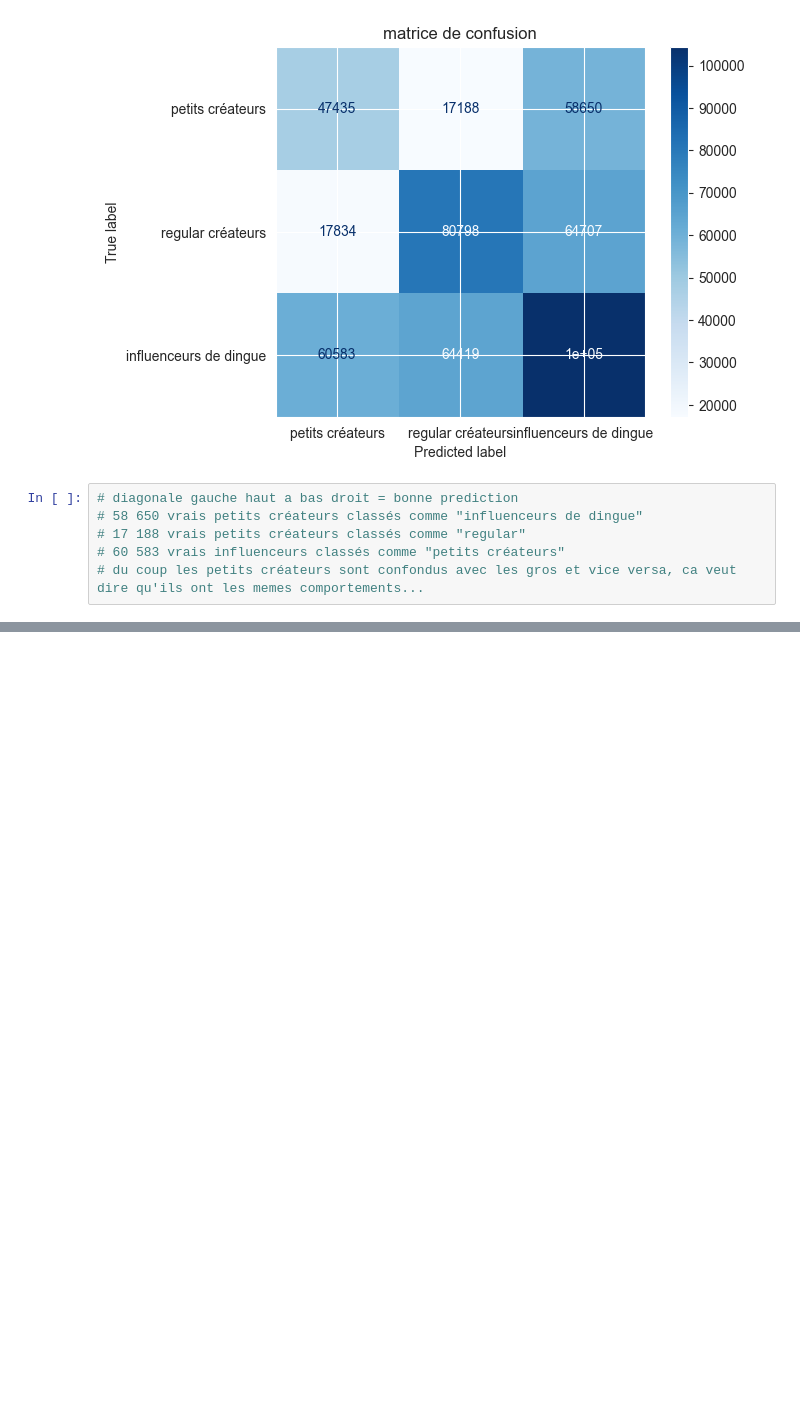
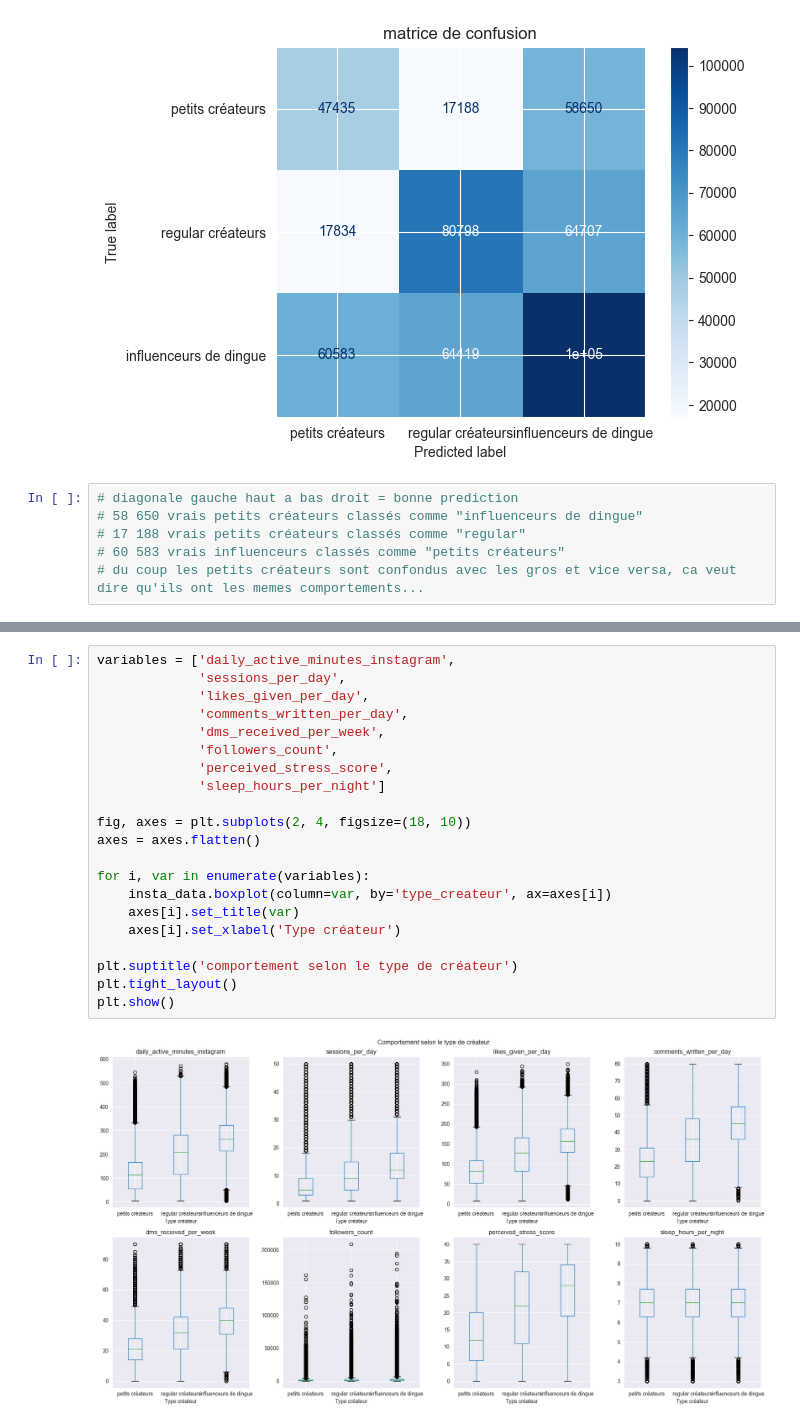
Before and after one commit to massaines-cpu/ANALYSE-DE-DONNEES-INSTAGRAM, a Jupyter notebook: Untitled.ipynb, the cells around one changed output, grey strips where cells are left out. Cells and saved outputs as stored; diff of their text form; blank space fills up the shorter version.

```diff
--- a/Untitled.ipynb
+++ b/Untitled.ipynb
@@ -431,0 +435,23 @@ plt.show()
+# %%
+variables = ['daily_active_minutes_instagram',
+             'sessions_per_day',
+             'likes_given_per_day',
+             'comments_written_per_day',
+             'dms_received_per_week',
+             'followers_count',
+             'perceived_stress_score',
+             'sleep_hours_per_night']
+
+fig, axes = plt.subplots(2, 4, figsize=(18, 10))
+axes = axes.flatten()
+
+for i, var in enumerate(variables):
+    insta_data.boxplot(column=var, by='type_createur', ax=axes[i])
+    axes[i].set_title(var)
+    axes[i].set_xlabel('Type créateur')
+
+plt.suptitle('comportement selon le type de créateur')
+plt.tight_layout()
+plt.show()
+# %% [output]
+[figure, added]
```
Also changed, not shown: parts of 4 cells of this notebook.
